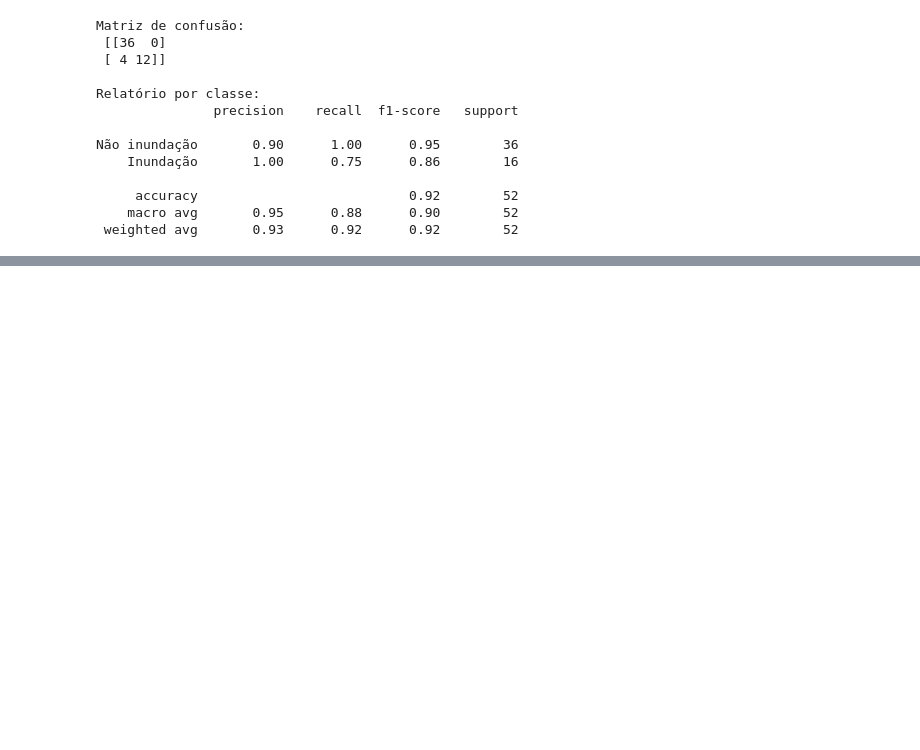
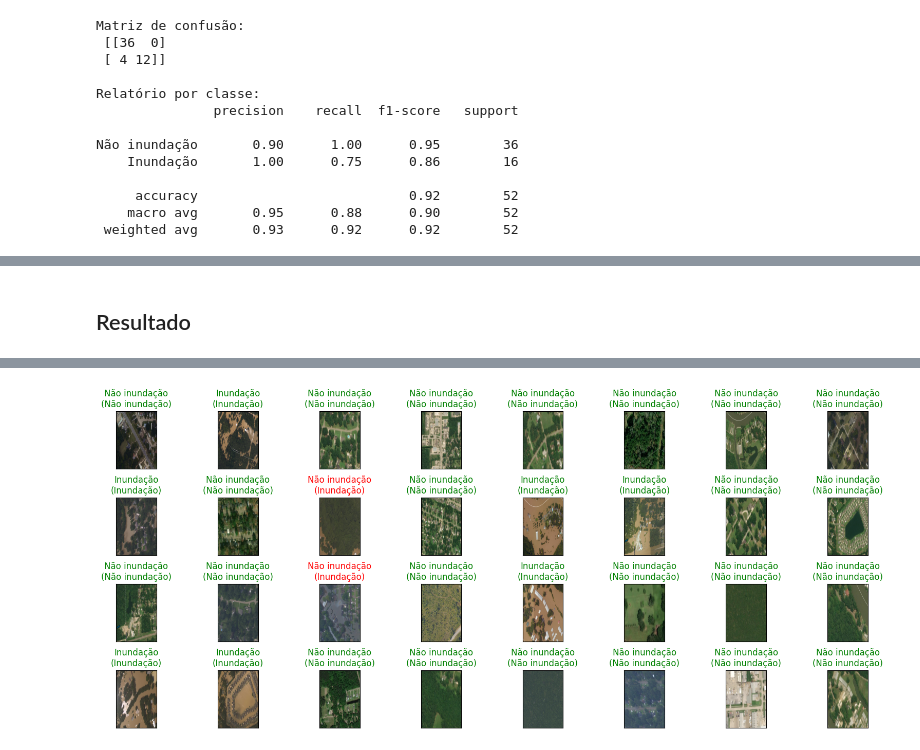
Before and after one commit to VictorioBF/college-AI-ML, a Jupyter notebook: desafio2/desafio2.ipynb, the cells around one changed output, grey strips where cells are left out. Cells and saved outputs as stored; diff of their text form; code cells hidden in the pictures; blank space fills up the shorter version.

Commit message:
Alterado para pegar dataframe do kaggle hub, montar o dataset e gerar resultado com imagens

```diff
--- a/desafio2/desafio2.ipynb
+++ b/desafio2/desafio2.ipynb
@@ -35,5 +32,0 @@ test_ds = tf.data.Dataset.load(extract_dir + '/zipped_datasets_temp/test_dataset
-# %%
-for img, label in train_ds.take(1):
-    print("Formato da imagem:", img.shape)
-    print("Tipo da imagem:", img.dtype)
-    print("Rótulo:", label.numpy())
@@ -43,0 +33,3 @@ Rótulo: [0 1 1 0 0 0 0 0 1 0 0 0 1 1 0 0 0 1 0 0 0 0 0 0 0 0 0 0 0 0 1 1]
+# %%
+train_df = pd.read_csv(data_dir + '/train.csv')
+test_df = pd.read_csv(data_dir + '/test.csv')
@@ -166,0 +248,5 @@ Não inundação       0.90      1.00      0.95        36
+# %%
+model_path = "model.weights.best.keras"   # ou o caminho completo
+
+model = tf.keras.models.load_model(model_path)
+model.summary()
@@ -166,0 +277,37 @@ Não inundação       0.90      1.00      0.95        36
+# %% [markdown]
+## Resultado
+# %%
+import numpy as np
+
+# Listas para acumular
+images_list = []
+labels_list = []
+
+for img_batch, lbl_batch in test_ds.unbatch().batch(1):
+    images_list.append(img_batch.numpy()[0])
+    labels_list.append(lbl_batch.numpy()[0])
+
+# Converte para arrays
+x_test = np.array(images_list)
+y_test = np.array(labels_list)
+
+print(x_test.shape, y_test.shape)
+
+y_hat_prob = model.predict(x_test)
+y_hat = (y_hat_prob > 0.5).astype(int).flatten()
+
+class_names = ['Não inundação', 'Inundação']
+
+fig = plt.figure(figsize=(20, 8))
+for i, idx in enumerate(np.random.choice(x_test.shape[0], size=32, replace=False)):
+    ax = fig.add_subplot(4, 8, i + 1, xticks=[], yticks=[])
+    # Mostra a imagem (os valores estão entre 0 e 1; o imshow entende)
+    ax.imshow(np.squeeze(x_test[idx]))
+    pred_label = class_names[y_hat[idx]]
+    true_label = class_names[y_test[idx]]
+    color = "green" if y_hat[idx] == y_test[idx] else "red"
+    ax.set_title(f"{pred_label}\n({true_label})", color=color)
+
+fig.subplots_adjust(hspace=0.5)
+plt.show()
+# %% [output]
@@ -166,0 +316 @@ Não inundação       0.90      1.00      0.95        36
+[figure, added]
```
Also changed, not shown: parts of 13 cells of this notebook.
